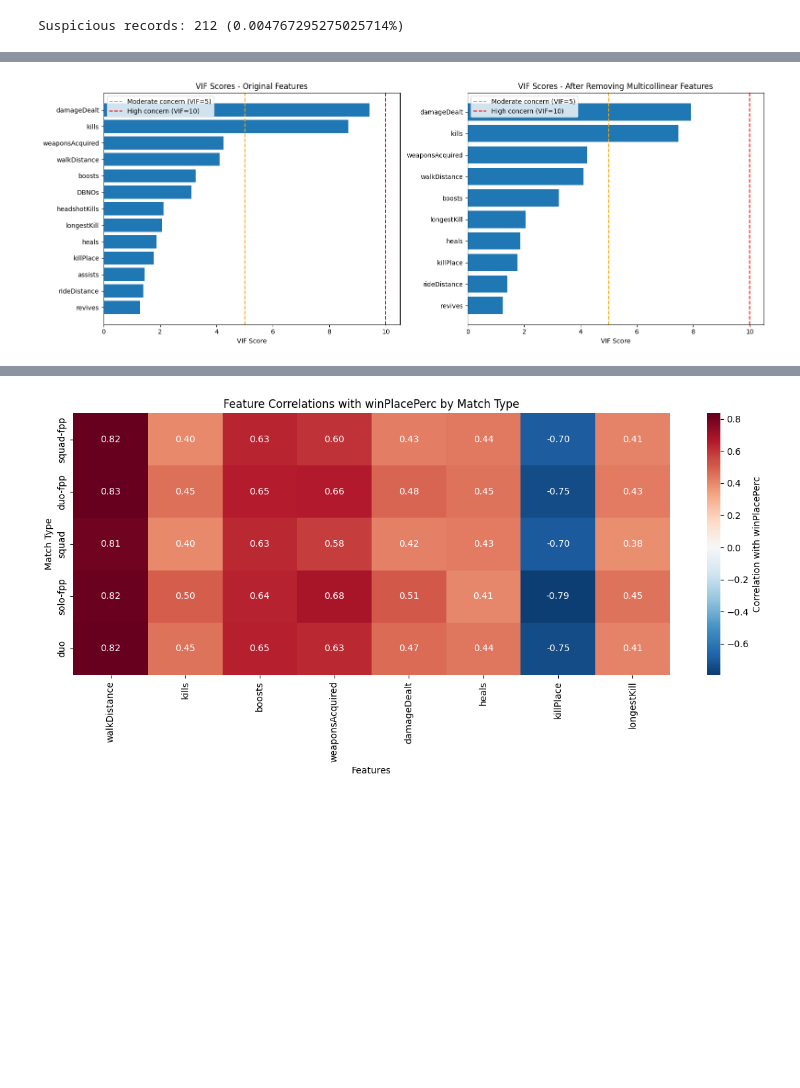
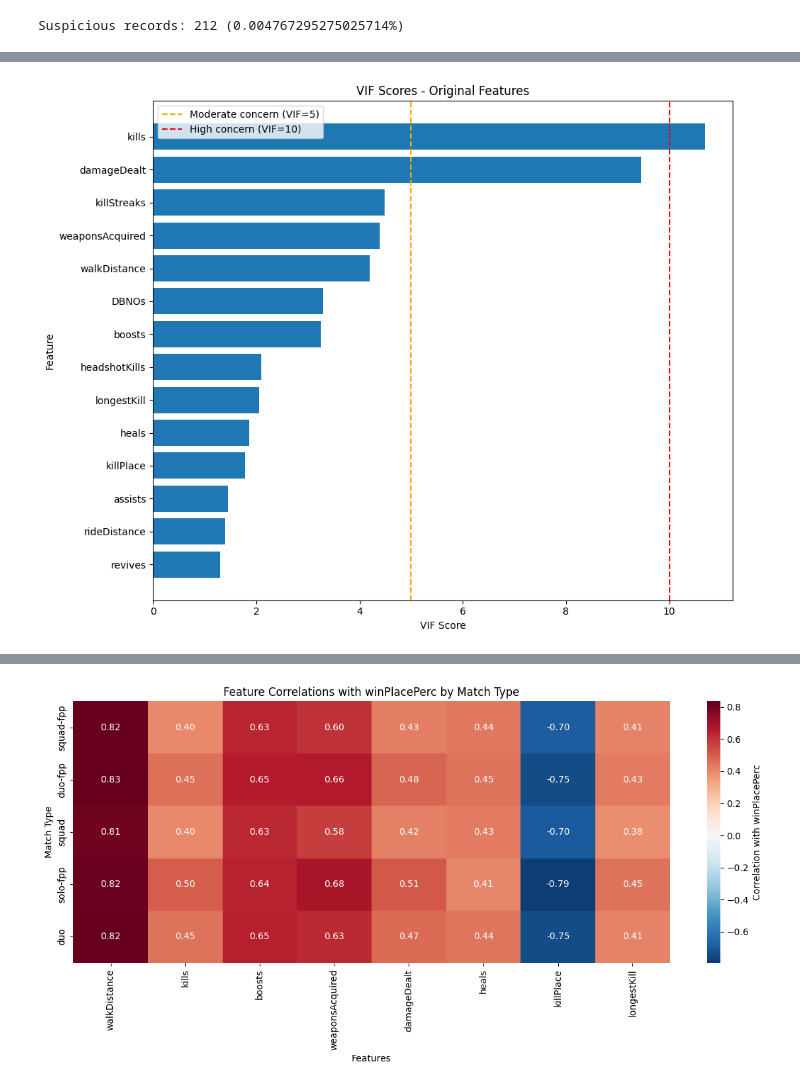
Before and after one commit to dganesh05/project-3, a Jupyter notebook: project-revised.ipynb, the cells around one changed output, grey strips where cells are left out. Saved outputs shown, nothing was run; the diff lists cells and outputs as text; code cells hidden in the pictures; blank space fills up the shorter version.

```diff
--- a/project-revised.ipynb
+++ b/project-revised.ipynb
@@ -217,6 +251,10 @@ Scale ratio (max std / min std): 759.4x
 # %%
-important_cols = ['kills','damageDealt','walkDistance','rideDistance','longestKill',
-                  'boosts','heals','revives','killStreaks','DBNOs']
+# This is just a way to sample important features for visualization
+# You can choose different thresholds or methods to select important features
+# Or go all out and select all features if desired
+corr_with_target = df[num_cols].corr()['winPlacePerc'].drop('winPlacePerc')
+important_cols = corr_with_target[abs(corr_with_target) > 0.15].index.tolist()
+
 plt.figure(figsize=(18,10))
 df.sample(100000, random_state=random_state)[important_cols].hist(figsize=(18,10), bins=30)
 plt.suptitle('Univariate Distributions of Important Numerical Features', fontsize=16)
@@ -310,5 +401,5 @@ plt.show()
 # %%
-df['is_suspicious'] = (kills_per_minute > 1.5) | (df['kills'] > 40)
-print(f"Suspicious records: {df['is_suspicious'].sum()} ({df['is_suspicious'].mean()*100}%)")
+is_suspicious = (kills_per_minute > 1.5) | (df['kills'] > 40)
+print(f"Suspicious records: {is_suspicious.sum()} ({is_suspicious.mean()*100}%)")
 # %% [output]
 Suspicious records: 212 (0.004767295275025714%)
@@ -317,69 +425,30 @@ Suspicious records: 212 (0.004767295275025714%)
 # %%
 # Define feature sets
-features_original = ['kills', 'assists', 'boosts', 'damageDealt', 'DBNOs',
-                     'headshotKills', 'heals', 'killPlace', 'longestKill',
-                     'revives', 'rideDistance', 'walkDistance', 'weaponsAcquired']
-
-features_cleaned = ['kills', 'boosts', 'damageDealt', 'heals', 'killPlace',
-                   'longestKill', 'revives', 'rideDistance', 'walkDistance',
-                   'weaponsAcquired']  # Dropped: assists, DBNOs, headshotKills
+features_original = [col for col in num_cols if col not in [
+    'winPlacePerc', 'matchDuration', 'maxPlace', 'numGroups'
+]]
+features_original = [col for col in features_original if col not in corr_with_target[abs(corr_with_target) < 0.15].index.tolist()]
 
 def calculate_vif(data, features):
-    """Calculate VIF for given features"""
     X = data[features].fillna(0)
     vif_data = pd.DataFrame()
     vif_data["Feature"] = features
     vif_data["VIF"] = [variance_inflation_factor(X.values, i) for i in range(len(features))]
     return vif_data.sort_values('VIF', ascending=False)
 
-# Calculate VIF for both sets
-vif_original = calculate_vif(df, features_original)
-vif_cleaned = calculate_vif(df, features_cleaned)
+vif_original = calculate_vif(df.sample(100000, random_state=random_state), features_original)
+# VIF is stable, as feature correlations dont change much with sample size
 
-# Plot comparison
-fig, axes = plt.subplots(1, 2, figsize=(16, 6))
-
-# Plot A: Original features
-axes[0].barh(vif_original['Feature'], vif_original['VIF'])
-axes[0].axvline(x=5, color='orange', linestyle='--', label='Moderate concern (VIF=5)')
-axes[0].axvline(x=10, color='r', linestyle='--', label='High concern (VIF=10)')
-axes[0].set_xlabel('VIF Score')
-axes[0].set_title('VIF Scores - Original Features')
-axes[0].legend()
-axes[0].invert_yaxis()
-
-# Plot B: Cleaned features
-axes[1].barh(vif_cleaned['Feature'], vif_cleaned['VIF'])
-axes[1].axvline(x=5, color='orange', linestyle='--', label='Moderate concern (VIF=5)')
-axes[1].axvline(x=10, color='r', linestyle='--', label='High concern (VIF=10)')
-axes[1].set_xlabel('VIF Score')
-axes[1].set_title('VIF Scores - After Removing Multicollinear Features')
-axes[1].legend()
-axes[1].invert_yaxis()
-
+plt.figure(figsize=(10, 8))
+plt.barh(vif_original['Feature'], vif_original['VIF'])
+plt.axvline(x=5, color='orange', linestyle='--', label='Moderate concern (VIF=5)')
+plt.axvline(x=10, color='r', linestyle='--', label='High concern (VIF=10)')
+plt.xlabel('VIF Score')
+plt.ylabel('Feature')
+plt.title('VIF Scores - Original Features')
+plt.legend()
+plt.gca().invert_yaxis()
 plt.tight_layout()
 plt.show()
-
-# Print summary
-print("\n=== VIF COMPARISON ===")
-print("\nOriginal Features:")
-print(vif_original.to_string(index=False))
-print(f"\nFeatures with VIF > 10: {(vif_original['VIF'] > 10).sum()}")
-print(f"Features with VIF > 5: {(vif_original['VIF'] > 5).sum()}")
-
-print("\n" + "="*50)
-print("\nCleaned Features:")
-print(vif_cleaned.to_string(index=False))
-print(f"\nFeatures with VIF > 10: {(vif_cleaned['VIF'] > 10).sum()}")
-print(f"Features with VIF > 5: {(vif_cleaned['VIF'] > 5).sum()}")
-
-# Decision rules
-print("\n=== RECOMMENDATIONS ===")
-problem_features = vif_cleaned[vif_cleaned['VIF'] > 10]['Feature'].tolist()
-if problem_features:
-    print(f"⚠️ Still problematic: {problem_features}")
-    print("Consider dropping or combining these features")
-else:
-    print("✅ All VIF scores < 10. Multicollinearity resolved!")
 # %% [output]
-[figure, old version]
+[figure, new version]
```
Also changed, not shown: parts of 65 cells of this notebook.
